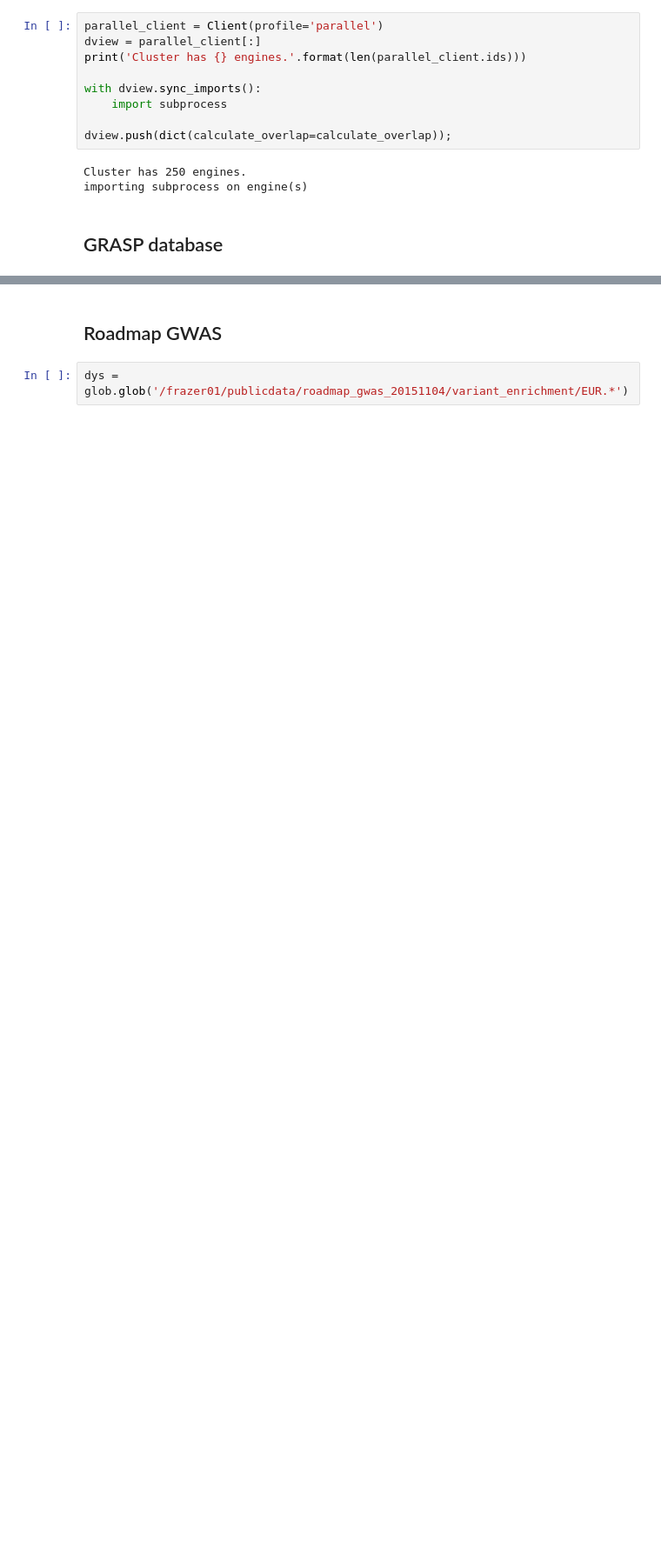
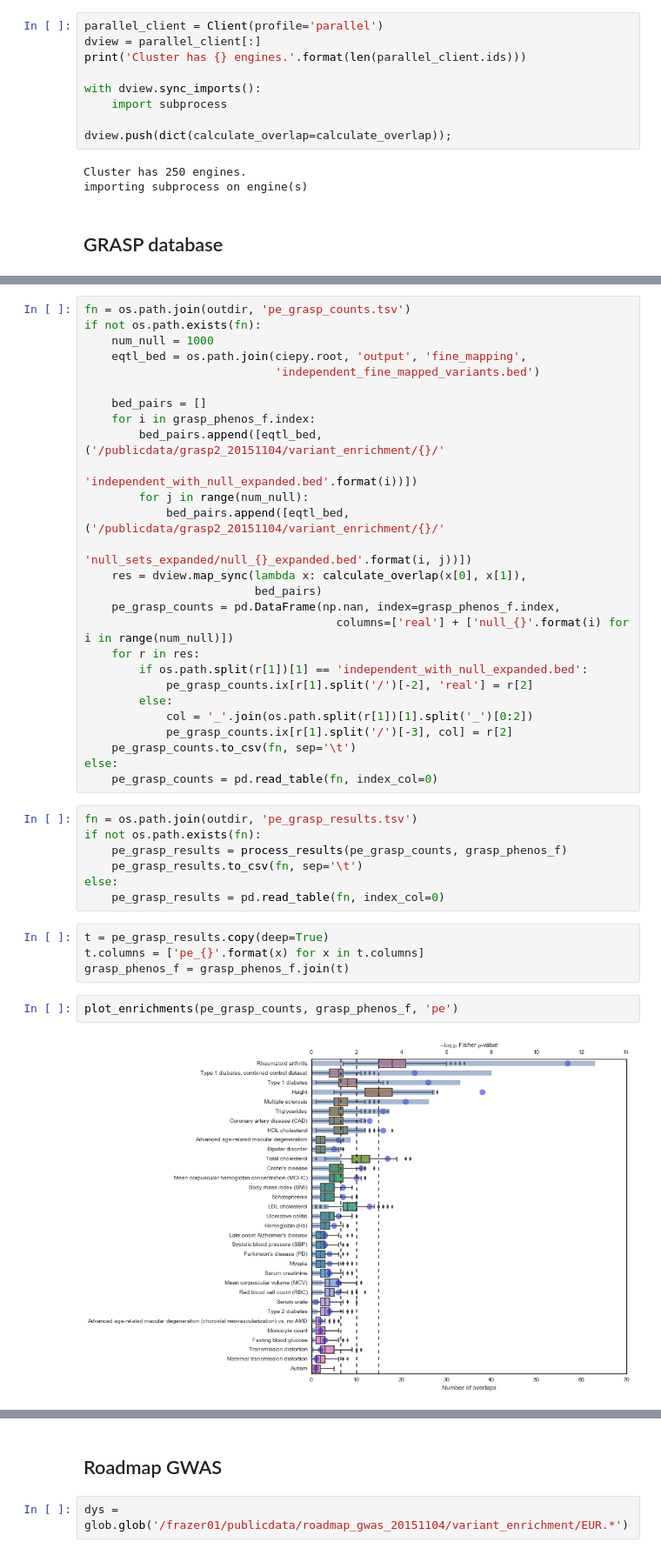
Before and after one commit to frazer-lab/cardips-ipsc-eqtl, a Jupyter notebook: notebooks/GWAS Analysis.ipynb, the cells around one changed output, grey strips where cells are left out. Shown at 87% size. Saved outputs shown, nothing was run; the diff lists cells and outputs as text; blank space fills up the shorter version.

```diff
--- a/notebooks/GWAS Analysis.ipynb
+++ b/notebooks/GWAS Analysis.ipynb
@@ -191,0 +188,42 @@ with sns.axes_style('darkgrid'):
+# %%
+fn = os.path.join(outdir, 'pe_grasp_counts.tsv')
+if not os.path.exists(fn):
+    num_null = 1000
+    eqtl_bed = os.path.join(ciepy.root, 'output', 'fine_mapping',
+                            'independent_fine_mapped_variants.bed')
+
+    bed_pairs = []
+    for i in grasp_phenos_f.index:
+        bed_pairs.append([eqtl_bed, ('/publicdata/grasp2_20151104/variant_enrichment/{}/'
+                                     'independent_with_null_expanded.bed'.format(i))])
+        for j in range(num_null):
+            bed_pairs.append([eqtl_bed, ('/publicdata/grasp2_20151104/variant_enrichment/{}/'
+                                     'null_sets_expanded/null_{}_expanded.bed'.format(i, j))])
+    res = dview.map_sync(lambda x: calculate_overlap(x[0], x[1]),
+                         bed_pairs)
+    pe_grasp_counts = pd.DataFrame(np.nan, index=grasp_phenos_f.index,
+                                     columns=['real'] + ['null_{}'.format(i) for i in range(num_null)])
+    for r in res:
+        if os.path.split(r[1])[1] == 'independent_with_null_expanded.bed':
+            pe_grasp_counts.ix[r[1].split('/')[-2], 'real'] = r[2]
+        else:
+            col = '_'.join(os.path.split(r[1])[1].split('_')[0:2])
+            pe_grasp_counts.ix[r[1].split('/')[-3], col] = r[2]
+    pe_grasp_counts.to_csv(fn, sep='\t')
+else:
+    pe_grasp_counts = pd.read_table(fn, index_col=0)
+# %%
+fn = os.path.join(outdir, 'pe_grasp_results.tsv')
+if not os.path.exists(fn):
+    pe_grasp_results = process_results(pe_grasp_counts, grasp_phenos_f)
+    pe_grasp_results.to_csv(fn, sep='\t')
+else:
+    pe_grasp_results = pd.read_table(fn, index_col=0)
+# %%
+t = pe_grasp_results.copy(deep=True)
+t.columns = ['pe_{}'.format(x) for x in t.columns]
+grasp_phenos_f = grasp_phenos_f.join(t)
+# %%
+plot_enrichments(pe_grasp_counts, grasp_phenos_f, 'pe')
+# %% [output]
+[figure, added]
```
Also changed, not shown: parts of 47 cells of this notebook, 31 other files.
